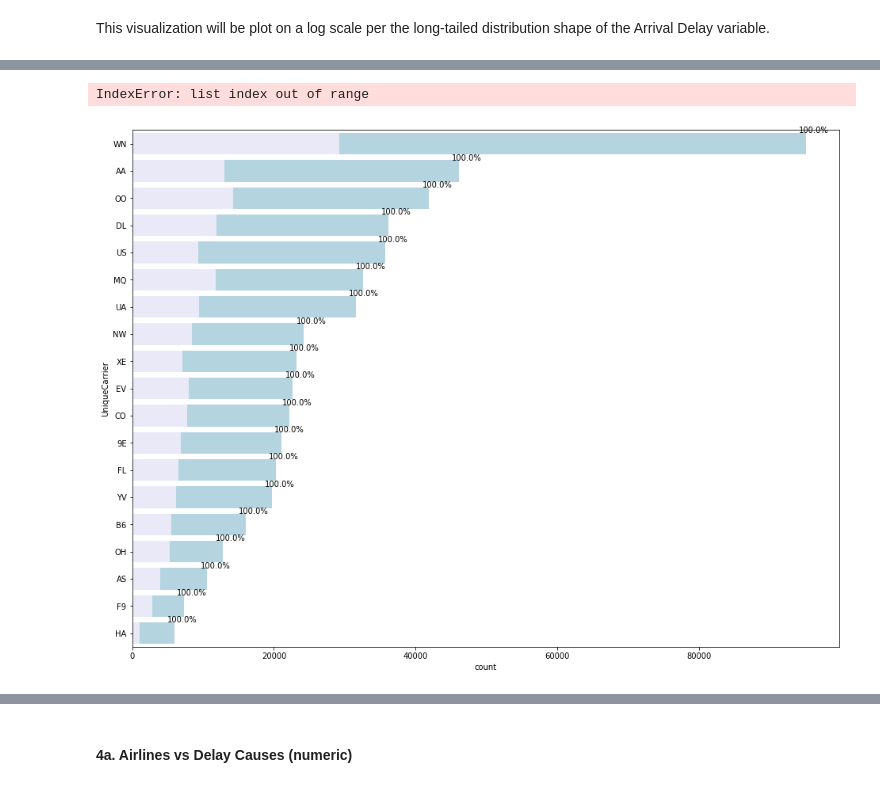
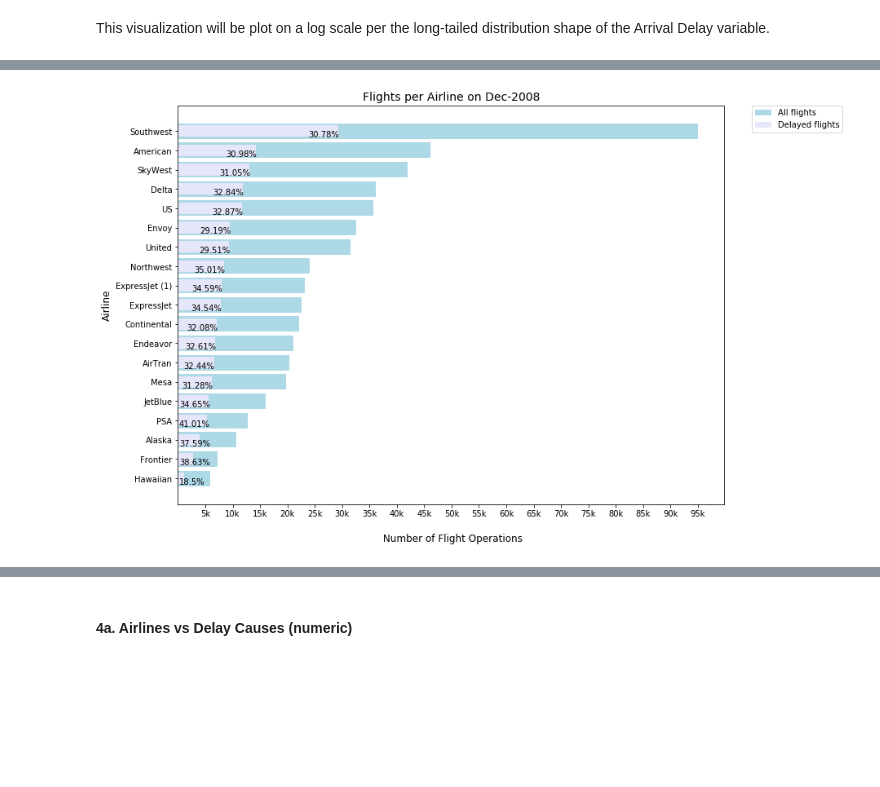
Before and after one commit to thaisruiz/udacity-communicating-data-findings, a Jupyter notebook: Flights_exploration_in_progress.ipynb, the cells around one changed output, grey strips where cells are left out. Saved outputs shown, nothing was run; the diff lists cells and outputs as text; code cells hidden in the pictures; blank space fills up the shorter version.

```diff
--- a/Flights_exploration_in_progress.ipynb
+++ b/Flights_exploration_in_progress.ipynb
@@ -1188,37 +1171,40 @@ True
-# %%
-# Bar chart plotting (FROM UNIVARIATE EXPLORATION) - IT SHOUlD BE SORTED BY PROPORTION
-
-cat_order = flights['UniqueCarrier'].value_counts().index
-
-plt.figure(figsize=(16,12))
-ax1 = sb.countplot(data=flights, y='UniqueCarrier', color='lightblue', order=cat_order)
-ax2 = sb.countplot(data=delayed_flights, y='UniqueCarrier', color='lavender', order=cat_order)
-
-# Annotations in Delayed flights bars
-ax1_patch_widths = [p.get_width() for p in ax1.patches]
-ax2_patch_widths = [p.get_width() for p in ax2.patches]
-
-texts=[ str(round(ax2_patch_widths[idx]*100 / ax1_patch_widths[idx],2))+'%' for idx in np.arange(0, len(Airlines)) ]
-
-for p in ax2.patches:
-    idx = ax2.patches.index(p)
-    plt.annotate(texts[idx], (p.get_width()-1000, p.get_y()))
-#    patch.set_height(.8)
-
-#ax1 = plt.bar(day_avg.index, day_avg, color='peachpuff', label='All flights')
-#ax2 = plt.bar(day_avg2.index, day_avg2, color='peru', label='Delayed flights', width=.6)
-
-plt.title( 'Domestic Flights on Dec-2008', fontsize=14)
-plt.xlabel('Flight Operations')
-plt.ylabel('Airlines');
-
-xlocs   = [0, 10e3, 20e3, 30e3, 40e3, 50e3, 60e3, 70e3, 80e3, 90e3, 10e4]
-xlabels = ['{}k'.format(i*10) for i in np.arange(0,11)]
-plt.xticks(xlocs, xlabels)
-
-ylocs, ylabels = plt.yticks()
-ylabels = [Airlines[cat] for cat in cat_order]
-plt.yticks(ylocs, ylabels);
-# %% [output]
-IndexError: list index out of range
-[figure, removed]
+# %%
+# Bar plotting
+plt.figure(figsize=[12,9]);
+
+groupby_all = flights.groupby('UniqueCarrier').size().sort_values().reset_index()
+groupby_del = delayed_flights.groupby('UniqueCarrier').size().sort_values().reset_index()
+
+ax1 = plt.barh(groupby_all.index, groupby_all[[0]].values, color='lightblue', label='All flights');
+ax2 = plt.barh(groupby_del.index, groupby_del[[0]].values, height=.6, color='lavender', label='Delayed flights');
+
+plt.title('Flights per Airline on Dec-2008', fontsize=14)
+plt.xlabel('\n Number of Flight Operations', fontsize=12)
+plt.ylabel('Airline', fontsize=12)
+
+ylabels = [ Airlines[groupby_all.UniqueCarrier[idx]] for idx in groupby_all.index ]
+plt.yticks(groupby_all.index, ylabels);
+
+xlocs = [5000*(i+1) for i in np.arange(0,19)]
+xlabels = ['{}k'.format(str(i)[:-3]) for i in xlocs]
+plt.xticks(xlocs, xlabels)
+
+plt.legend(bbox_to_anchor=(1.05, 1), loc=2, borderaxespad=0.);
+
+# Annotations in Delayed flights bars
+ax1_patch_widths = [p.get_width() for p in ax1.patches]
+ax2_patch_widths = [p.get_width() for p in ax2.patches]
+
+texts=[ str(round(ax2_patch_widths[idx]*100 / ax1_patch_widths[idx],2))+'%' for idx in np.arange(0, len(Airlines)) ]
+
+# Annotation for the top bars
+for p in ax2.patches[5:]:
+    idx = ax2.patches.index(p)
+    plt.annotate(texts[idx], (p.get_width()-5500, p.get_y()))
+
+# Annotation for the bottom bars
+for p in ax2.patches[:5]:
+    idx = ax2.patches.index(p)
+    plt.annotate(texts[idx], (200, p.get_y()))
+# %% [output]
+[figure, added]
```
Also changed, not shown: parts of 29 cells of this notebook.
